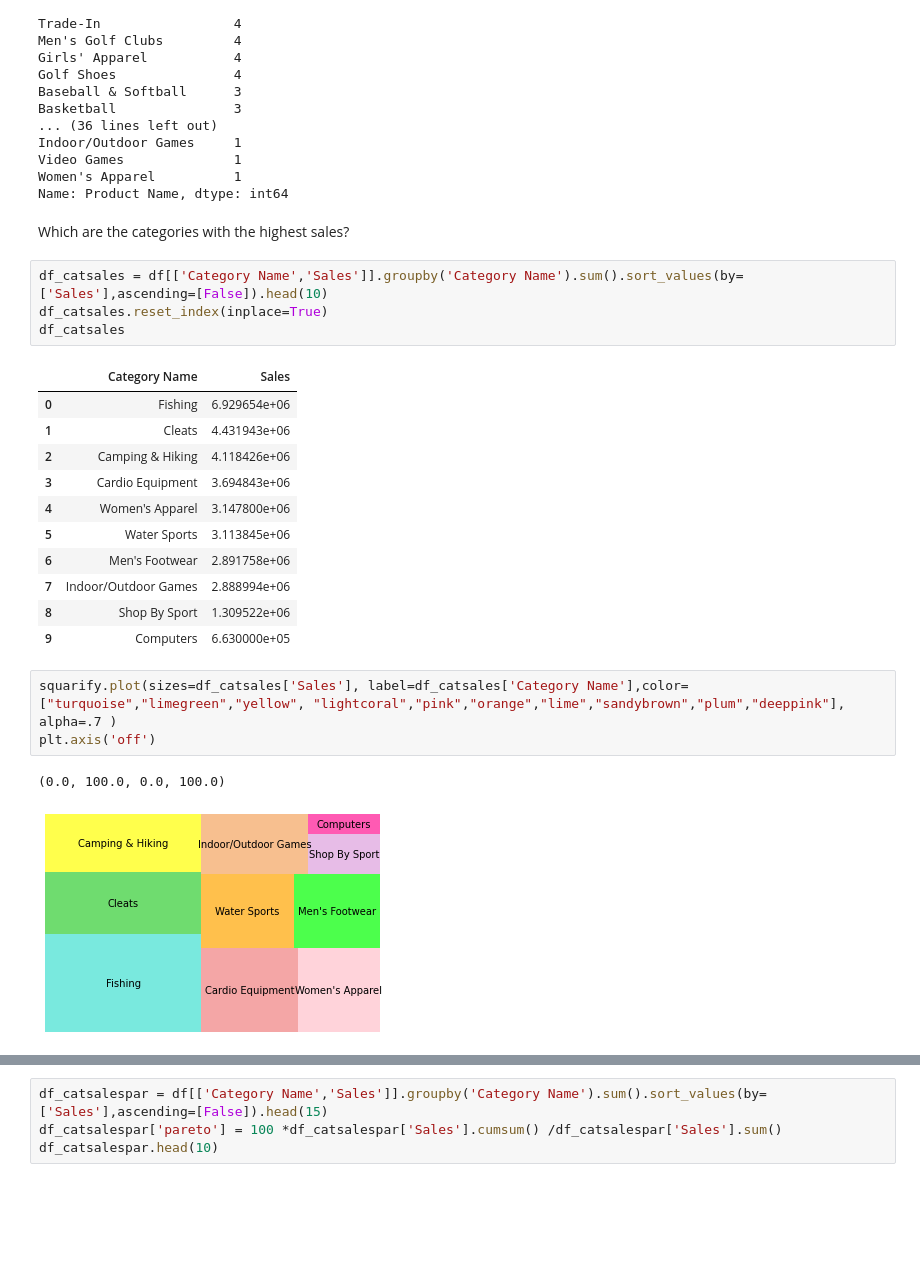
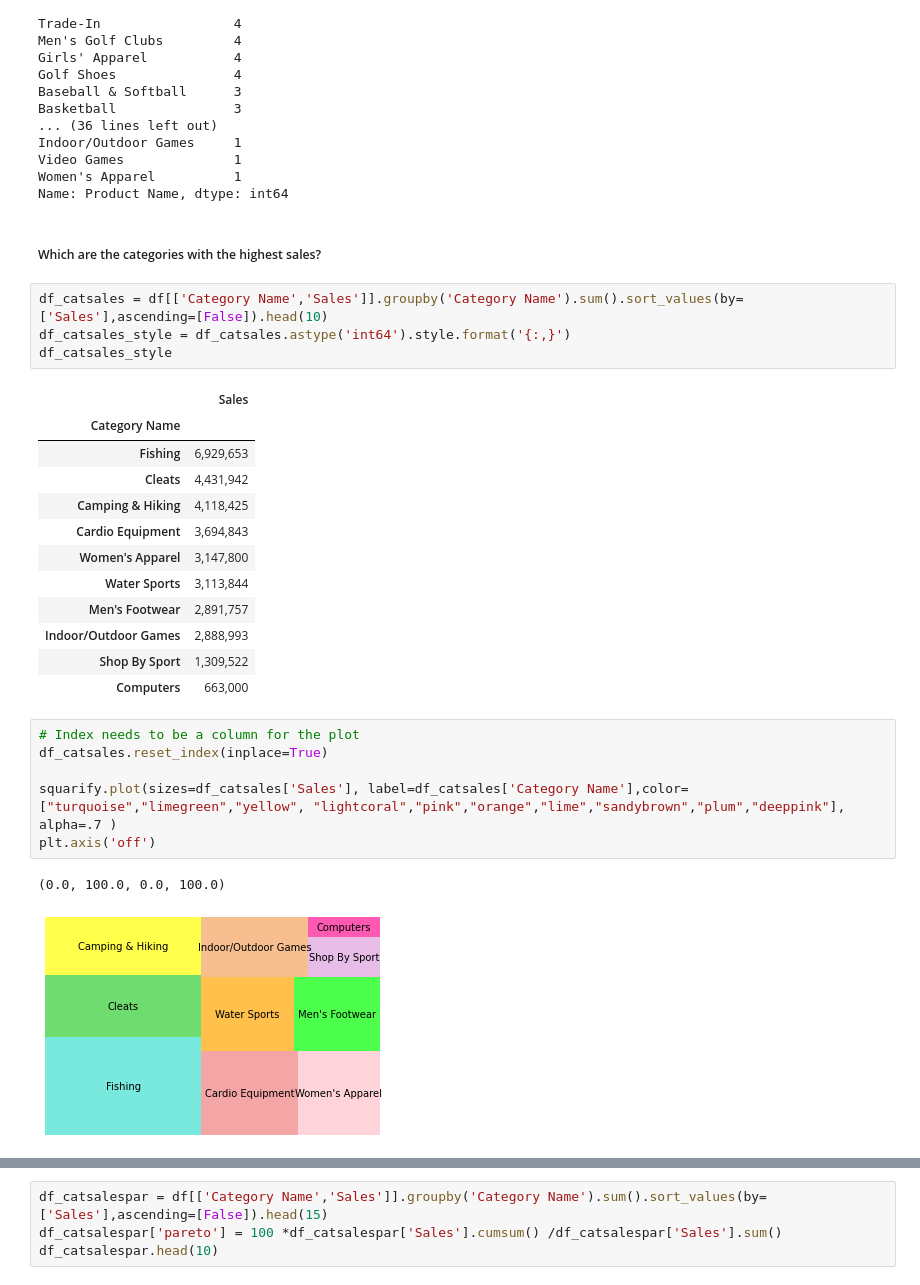
Before and after one commit to adriana-nm/projects_supply_chain_data_analysis, a Jupyter notebook: product/task2_product.ipynb, the cells around one changed output, grey strips where cells are left out. Drawn from its saved outputs; the diff is of its cells as text; blank space fills up the shorter version.

```diff
--- a/Projects_II_product.ipynb
+++ b/product/task2_product.ipynb
@@ -288,24 +303,28 @@ Video Games              1
 Women's Apparel          1
 Name: Product Name, dtype: int64
 # %% [markdown]
-Which are the categories with the highest sales?
+##### Which are the categories with the highest sales?
 # %%
 df_catsales = df[['Category Name','Sales']].groupby('Category Name').sum().sort_values(by=['Sales'],ascending=[False]).head(10)
-df_catsales.reset_index(inplace=True)
-df_catsales
+df_catsales_style = df_catsales.astype('int64').style.format('{:,}')
+df_catsales_style
 # %% [output]
-|  | Category Name | Sales |
-| 0 | Fishing | 6.929654e+06 |
-| 1 | Cleats | 4.431943e+06 |
-| 2 | Camping & Hiking | 4.118426e+06 |
-| 3 | Cardio Equipment | 3.694843e+06 |
-| 4 | Women's Apparel | 3.147800e+06 |
-| 5 | Water Sports | 3.113845e+06 |
-| 6 | Men's Footwear | 2.891758e+06 |
-| 7 | Indoor/Outdoor Games | 2.888994e+06 |
-| 8 | Shop By Sport | 1.309522e+06 |
-| 9 | Computers | 6.630000e+05 |
+|  | Sales |
+| Category Name |  |
+| Fishing | 6,929,653 |
+| Cleats | 4,431,942 |
+| Camping & Hiking | 4,118,425 |
+| Cardio Equipment | 3,694,843 |
+| Women's Apparel | 3,147,800 |
+| Water Sports | 3,113,844 |
+| Men's Footwear | 2,891,757 |
+| Indoor/Outdoor Games | 2,888,993 |
+| Shop By Sport | 1,309,522 |
+| Computers | 663,000 |
 # %%
+# Index needs to be a column for the plot
+df_catsales.reset_index(inplace=True)
+
 squarify.plot(sizes=df_catsales['Sales'], label=df_catsales['Category Name'],color=["turquoise","limegreen","yellow", "lightcoral","pink","orange","lime","sandybrown","plum","deeppink"], alpha=.7 )
 plt.axis('off')
 # %% [output]
```
Also changed, not shown: parts of 37 cells of this notebook, 2 other files.
